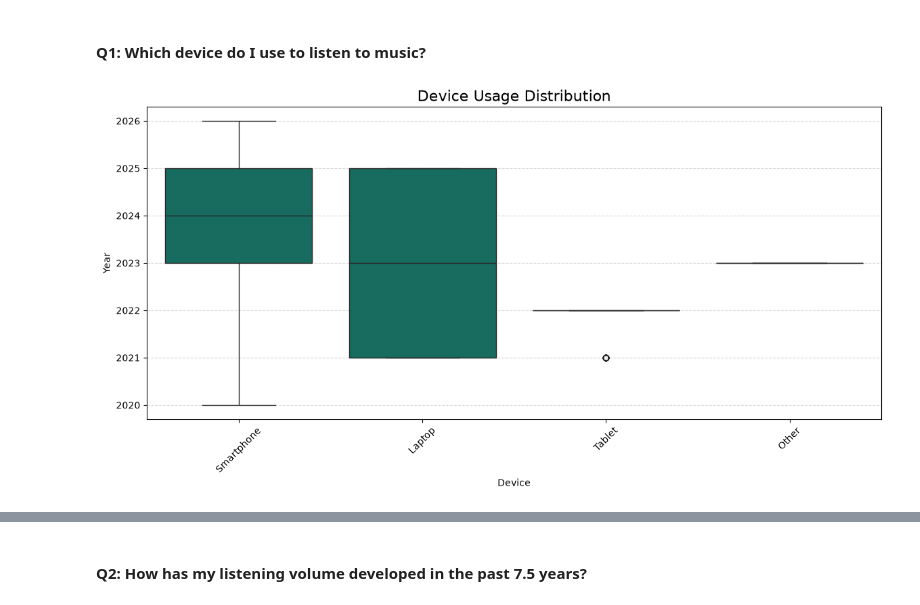
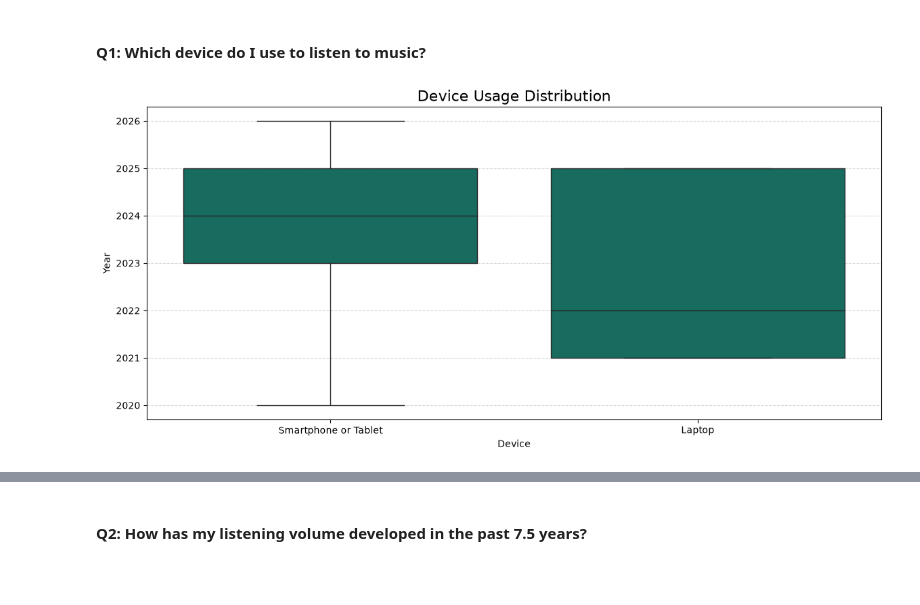
Before and after one commit to alyssa-leuschner/spotify-data-analysis, a Jupyter notebook: spotify_data_analysis.ipynb, the cells around one changed output, grey strips where cells are left out. Drawn from its saved outputs; the diff is of its cells as text; code cells hidden in the pictures; blank space fills up the shorter version.

```diff
--- a/spotify_data_analysis.ipynb
+++ b/spotify_data_analysis.ipynb
@@ -124,38 +124,31 @@ np.int64(0)
 ### Exploratory Data Analysis
 # %% [markdown]
 #### Q1: Which device do I use to listen to music?
-# %%
-# Define function to simplify the device names
-def device(name):
-
-    if "iPhone" in name or "ios" in name:
-        return "Smartphone"
-    elif "iPad" in name:
-        return "Tablet"
-    elif "web_player" in name or "osx" in name:
-        return "Laptop"
-    else:
-        return "Other"
-
-
-# Creating a new column for devices
-cleaned_data["device"] = cleaned_data["platform"].apply(device)
-
-
-# Creating a boxplot
-plt.figure(figsize=(14, 6))
-sns.boxplot(data= cleaned_data, x= "device", y= "year", color= "#097969")
-
-plt.title("Device Usage Distribution", fontsize= 16)
-plt.xlabel("Device")
-plt.xticks(rotation=45)
-plt.ylabel("Year")
-
-plt.grid(axis= "y", linestyle= "--", alpha= 0.5)
-
-plt.show()
-# %% [output]
-[figure, removed]
+# %%
+# Define function to simplify the device names
+def device(name):
+    if "iPhone" in name or "Ipad" in name or "ios" in name:
+        return "Smartphone or Tablet"
+    else:
+        return "Laptop"
+
+# Creating a new column for devices
+cleaned_data["device"] = cleaned_data["platform"].apply(device)
+
+
+# Creating a boxplot
+plt.figure(figsize=(14, 6))
+sns.boxplot(data= cleaned_data, x= "device", y= "year", color= "#097969")
+
+plt.title("Device Usage Distribution", fontsize= 16)
+plt.xlabel("Device")
+plt.ylabel("Year")
+
+plt.grid(axis= "y", linestyle= "--", alpha= 0.5)
+
+plt.show()
+# %% [output]
+[figure, added]
 # %%
 cleaned_data["device"].value_counts()
 # %% [output]
```
Also changed, not shown: parts of 2 cells of this notebook.
